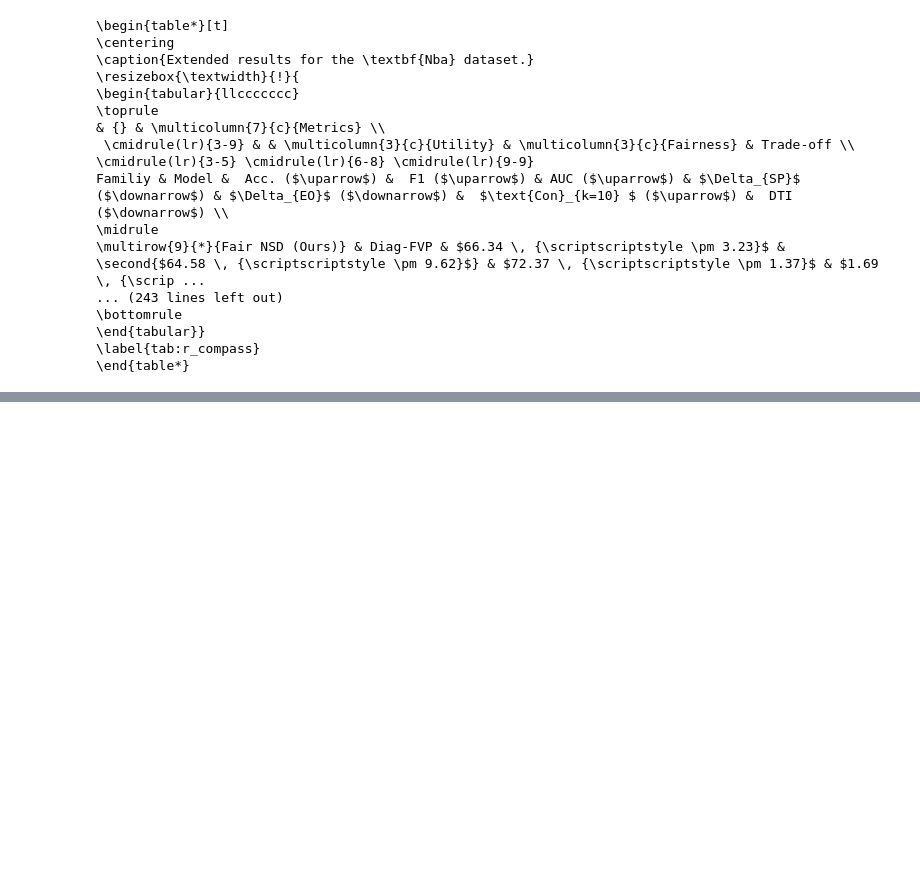
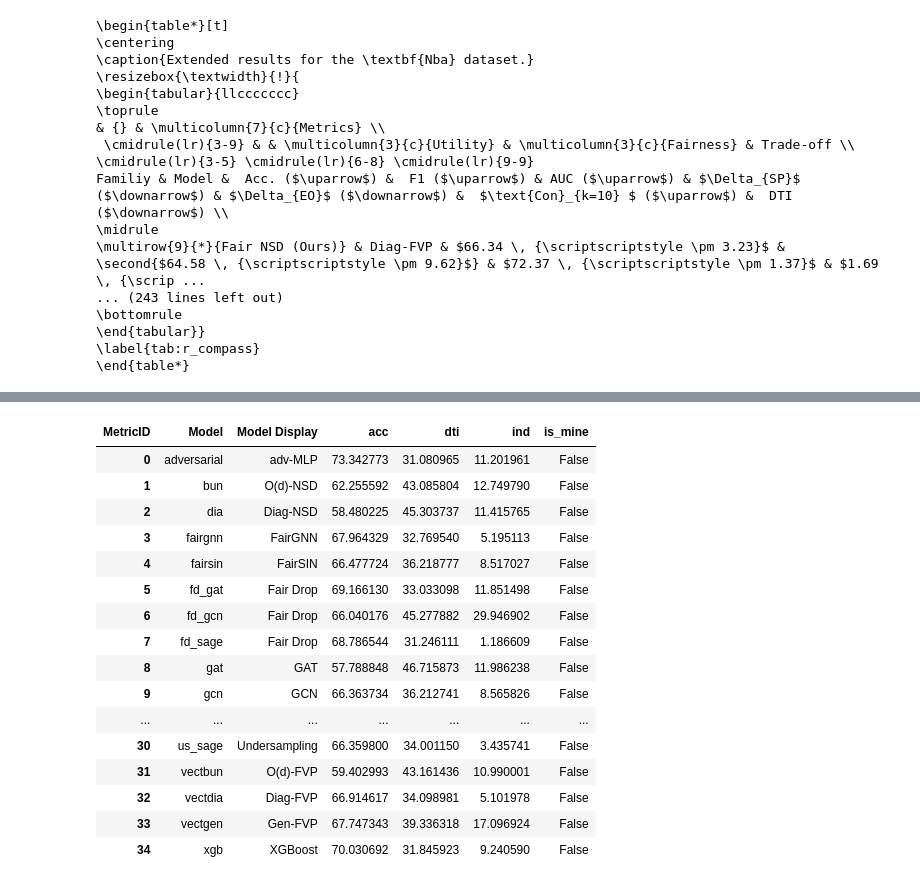
Before and after one commit to arturo-perez-peralta/GeometricFairnessNSD, a Jupyter notebook: nb_results.ipynb, the cells around one changed output, grey strips where cells are left out. Drawn from its saved outputs; the diff is of its cells as text; code cells hidden in the pictures; blank space fills up the shorter version.

```diff
--- a/nb_results.ipynb
+++ b/nb_results.ipynb
@@ -1624,0 +1626,20 @@ KeyError: 'Model'
+# %%
+df_plot
+# %% [output]
+| MetricID | Model | Model Display | acc | dti | ind | is_mine |
+| 0 | adversarial | adv-MLP | 73.342773 | 31.080965 | 11.201961 | False |
+| 1 | bun | O(d)-NSD | 62.255592 | 43.085804 | 12.749790 | False |
+| 2 | dia | Diag-NSD | 58.480225 | 45.303737 | 11.415765 | False |
+| 3 | fairgnn | FairGNN | 67.964329 | 32.769540 | 5.195113 | False |
+| 4 | fairsin | FairSIN | 66.477724 | 36.218777 | 8.517027 | False |
+| 5 | fd_gat | Fair Drop | 69.166130 | 33.033098 | 11.851498 | False |
+| 6 | fd_gcn | Fair Drop | 66.040176 | 45.277882 | 29.946902 | False |
+| 7 | fd_sage | Fair Drop | 68.786544 | 31.246111 | 1.186609 | False |
+| 8 | gat | GAT | 57.788848 | 46.715873 | 11.986238 | False |
+| 9 | gcn | GCN | 66.363734 | 36.212741 | 8.565826 | False |
+| ... | ... | ... | ... | ... | ... | ... |
+| 30 | us_sage | Undersampling | 66.359800 | 34.001150 | 3.435741 | False |
+| 31 | vectbun | O(d)-FVP | 59.402993 | 43.161436 | 10.990001 | False |
+| 32 | vectdia | Diag-FVP | 66.914617 | 34.098981 | 5.101978 | False |
+| 33 | vectgen | Gen-FVP | 67.747343 | 39.336318 | 17.096924 | False |
+| 34 | xgb | XGBoost | 70.030692 | 31.845923 | 9.240590 | False |
```
Also changed, not shown: parts of 10 cells of this notebook, 6 other files.
